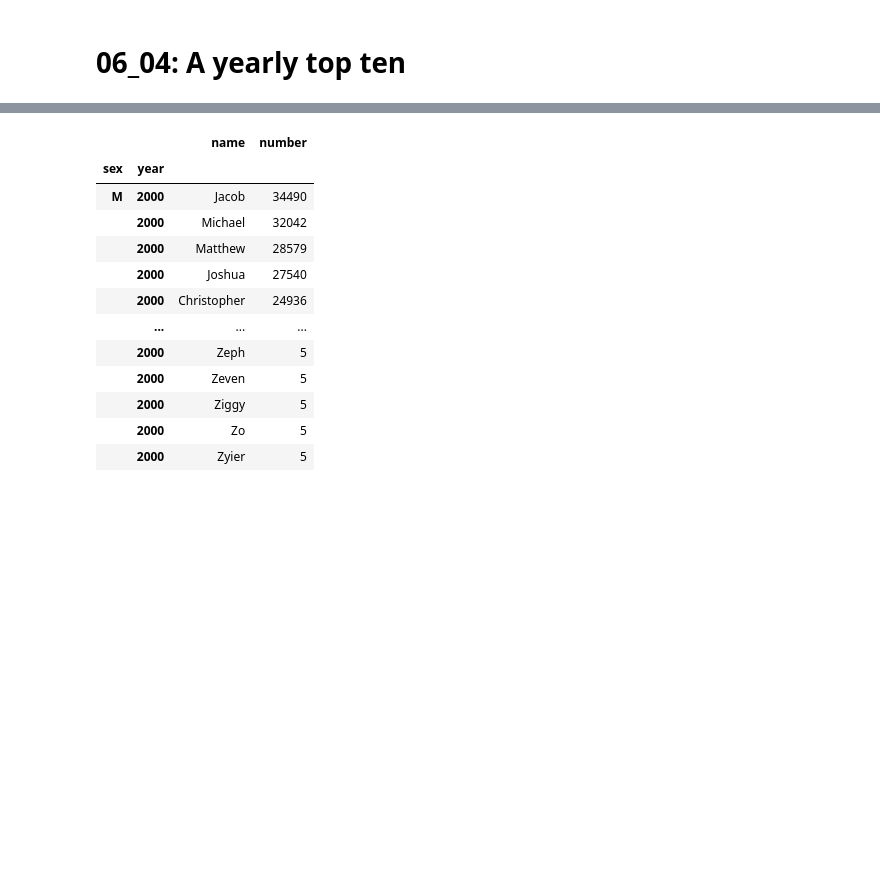
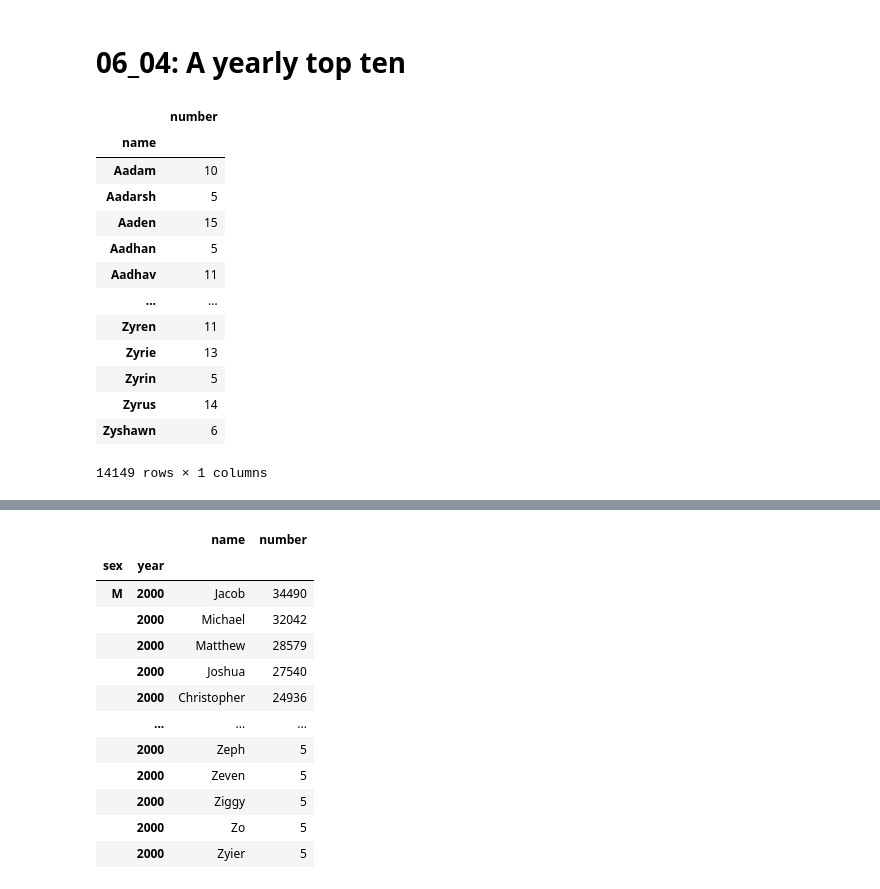
Before and after one commit to devadharshni-rajarajeswrai/complete-guide-to-python-data-analysis, a Jupyter notebook: ch06-babynames/06_04_topten.ipynb, the cells around one changed output, grey strips where cells are left out. Cells and saved outputs as stored; diff of their text form; code cells hidden in the pictures; blank space fills up the shorter version.

```diff
--- a/ch06-babynames/06_04_topten.ipynb
+++ b/ch06-babynames/06_04_topten.ipynb
@@ -15,0 +21,17 @@ allyears_byyear = allyears.set_index(['sex', 'year']).sort_index()
+# %%
+male_names
+# %% [output]
+|  | number |
+| name |  |
+| Aadam | 10 |
+| Aadarsh | 5 |
+| Aaden | 15 |
+| Aadhan | 5 |
+| Aadhav | 11 |
+| ... | ... |
+| Zyren | 11 |
+| Zyrie | 13 |
+| Zyrin | 5 |
+| Zyrus | 14 |
+| Zyshawn | 6 |
+14149 rows × 1 columns
```
Also changed, not shown: parts of 4 cells of this notebook, 7 other files.
